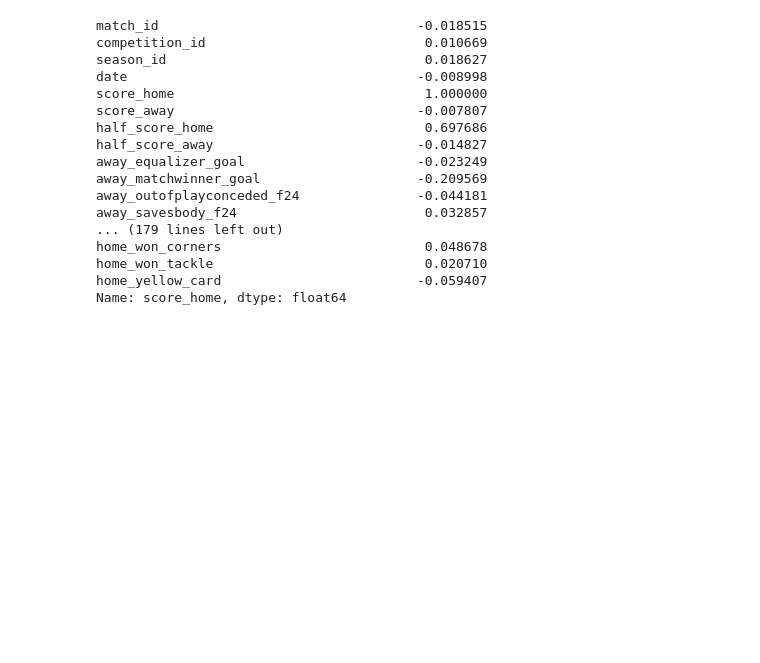
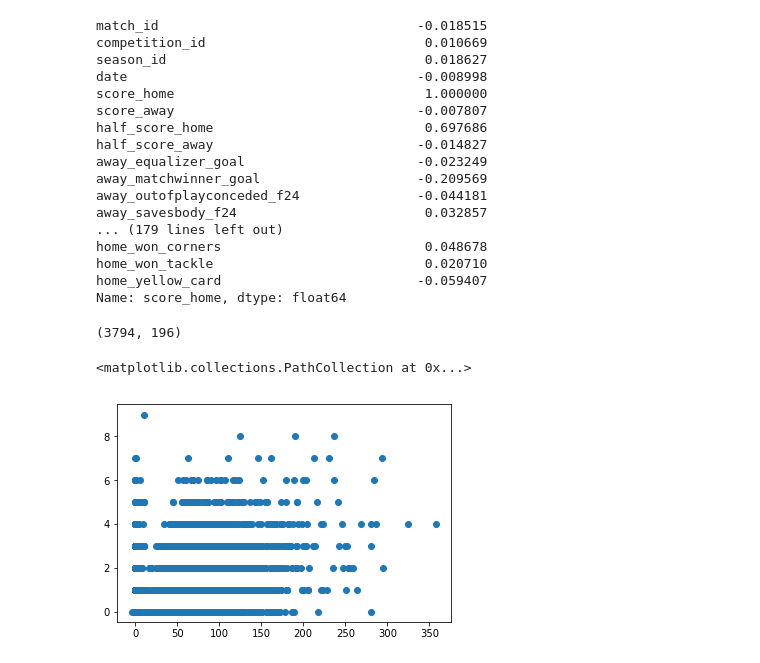
Before and after one commit to nathanwilk7/mls, a Jupyter notebook: exploration/sanity-check.ipynb, the cells around one changed output. Cells and saved outputs as stored; diff of their text form; code cells hidden in the pictures; blank space fills up the shorter version.

```diff
--- a/exploration/sanity-check.ipynb
+++ b/exploration/sanity-check.ipynb
@@ -136,3 +136,7 @@ home_won_corners                          0.048678
 home_won_tackle                           0.020710
 home_yellow_card                         -0.059407
 Name: score_home, dtype: float64
+# %%
+matches[matches.date > 1379960100].shape
+# %% [output]
+(3794, 196)
@@ -138,0 +150,7 @@ Name: score_home, dtype: float64
+# %%
+all_matches = agg.get_matches(filepath)
+plt.scatter(all_matches.home_successful_final_third_passes,
+         all_matches.score_home)
+# %% [output]
+<matplotlib.collections.PathCollection at 0x...>
+[figure, added]
```
Also changed, not shown: parts of 18 cells of this notebook, 5 other files.
